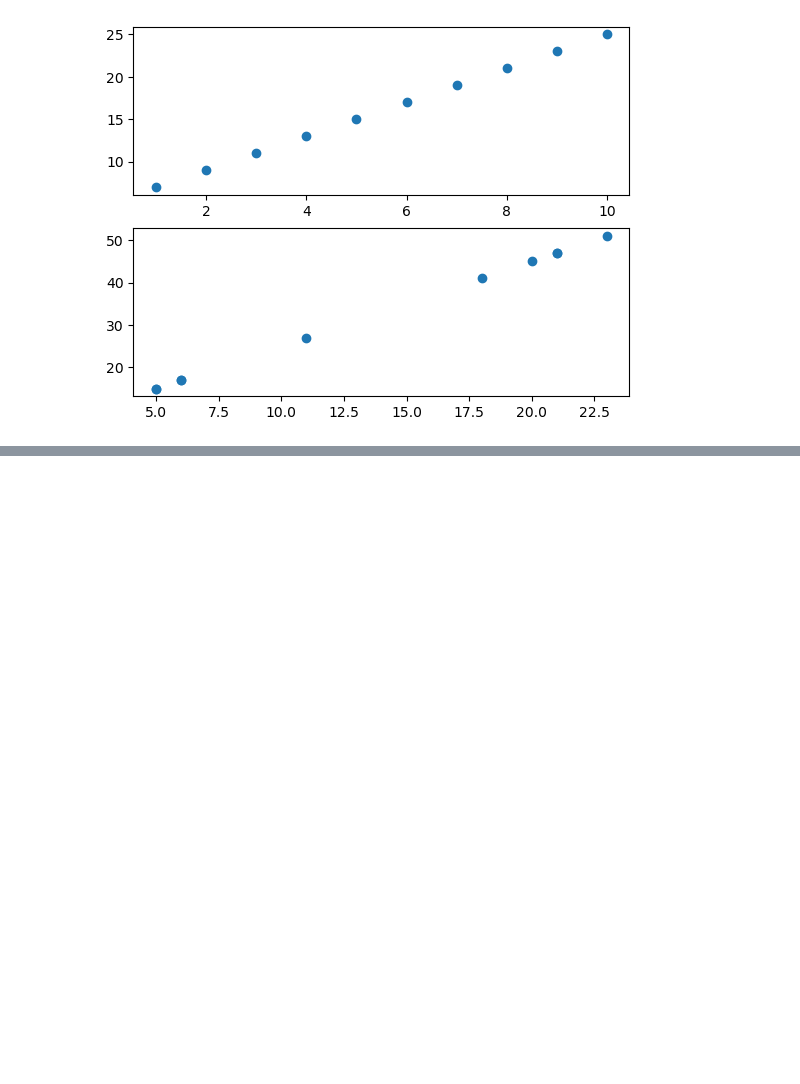
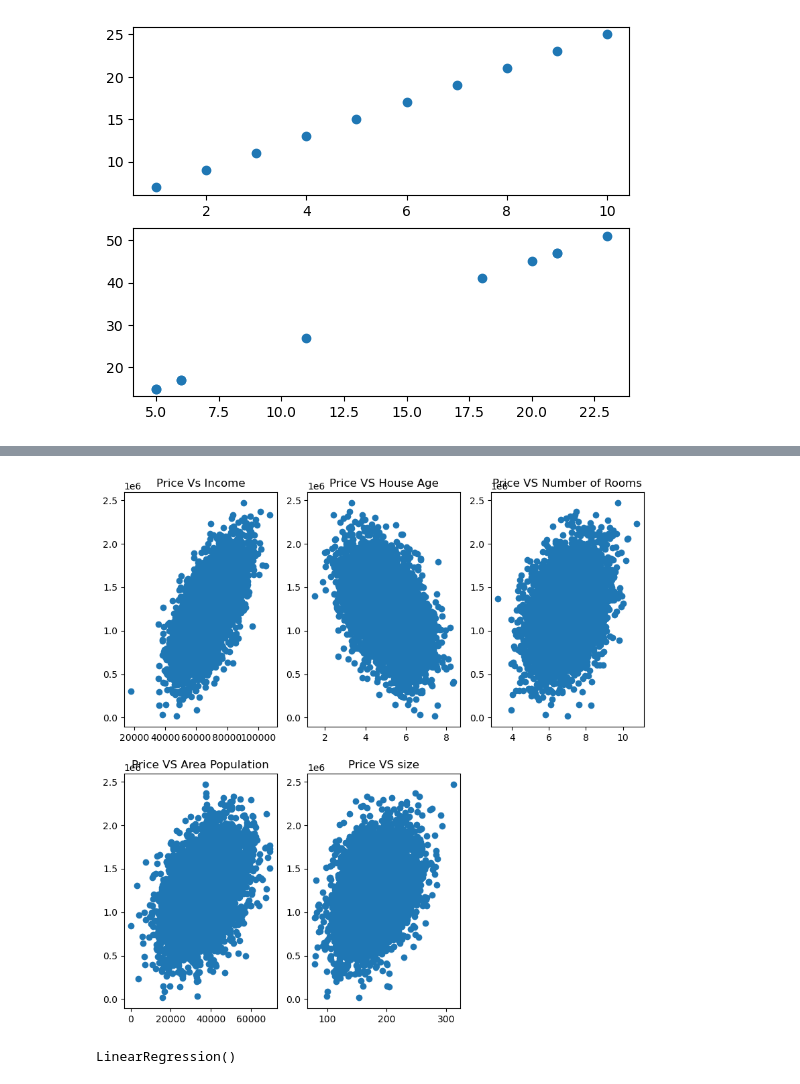
Before and after one commit to ChaoEcho/ml_learn, a Jupyter notebook: my_learn/learn-8-3.ipynb, the cells around one changed output, grey strips where cells are left out. Saved outputs shown, nothing was run; the diff lists cells and outputs as text; code cells hidden in the pictures; blank space fills up the shorter version.

```diff
--- a/my_learn/learn-8-3.ipynb
+++ b/my_learn/learn-8-3.ipynb
@@ -75,0 +166,3 @@ plt.scatter(x_new,y_new)
+# %%
+data = pd.read_csv('other_learn/week2/usa_housing_price.csv')
+data.head()
@@ -75,0 +176,24 @@ plt.scatter(x_new,y_new)
+# %%
+fig = plt.figure(figsize=(10,10))
+fig1 = plt.subplot(231)
+plt.scatter(data.loc[:,'Avg. Area Income'],data.loc[:,'Price'])
+plt.title('Price Vs Income')
+
+fig2 =plt.subplot(232)
+plt.scatter(data.loc[:,'Avg. Area House Age'],data.loc[:,'Price'])
+plt.title('Price VS House Age')
+
+fig3 =plt.subplot(233)
+plt.scatter(data.loc[:,'Avg. Area Number of Rooms'],data.loc[:,'Price'])
+plt.title('Price VS Number of Rooms')
+
+fig4 =plt.subplot(234)
+plt.scatter(data.loc[:,'Area Population'],data.loc[:,'Price'])
+plt.title('Price VS Area Population')
+
+fig5 =plt.subplot(235)
+plt.scatter(data.loc[:,'size'],data.loc[:,'Price'])
+plt.title('Price VS size')
+plt.show()
+# %% [output]
+[figure, added]
@@ -75,0 +206,5 @@ plt.scatter(x_new,y_new)
+# %%
+LR1 = LinearRegression()
+LR1.fit(X,y)
+# %% [output]
+LinearRegression()
```
Also changed, not shown: parts of 32 cells of this notebook, 1 other file.
